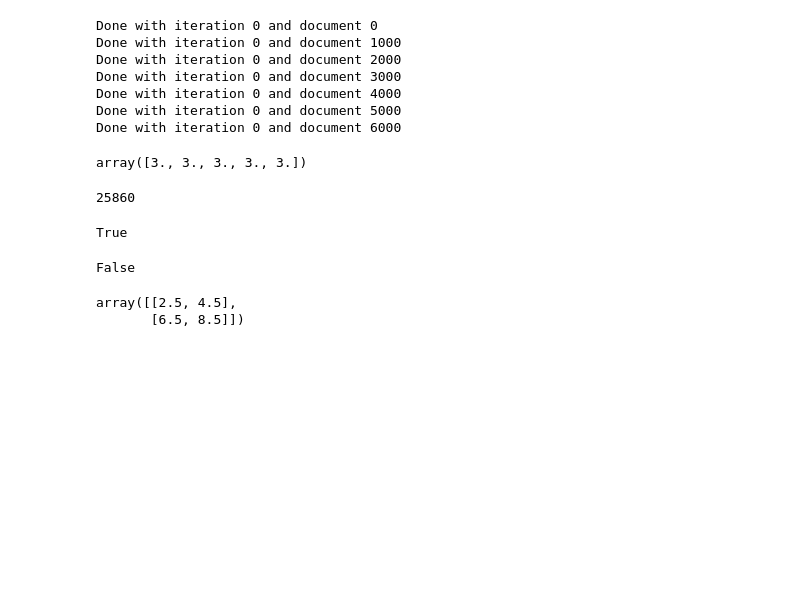
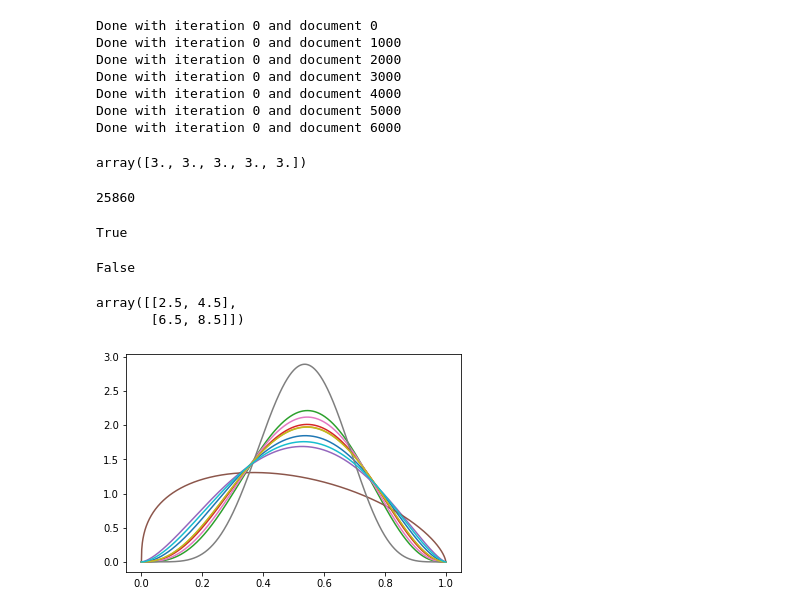
Before and after one commit to asmithh/wikibrit, a Jupyter notebook: topics_over_time.ipynb, the cells around one changed output. Drawn from its saved outputs; the diff is of its cells as text; code cells hidden in the pictures; blank space fills up the shorter version.

```diff
--- a/topics_over_time.ipynb
+++ b/topics_over_time.ipynb
@@ -90,3 +90,19 @@ np.sum([a, b], axis=0)
 # %% [output]
 array([[2.5, 4.5],
        [6.5, 8.5]])
+# %%
+import pickle
+import matplotlib.pyplot as plt
+import math
+p = pickle.load(open('tot_run_wiki/tot_dump_28.pkl', 'rb'))
+psi = p['psi']
+
+xs = np.linspace(0, 1, num=1000)
+fig, ax = plt.subplots()
+
+for i in range(len(psi)):
+    ys = [math.pow(1-x, psi[i][0]-1) * math.pow(x, psi[i][1]-1) / scipy.special.beta(psi[i][0],psi[i][1]) for x in xs]
+    ax.plot(xs, ys, label='Topic ' + str(i+1))
+plt.show()
+# %% [output]
+[figure, added]
```
Also changed, not shown: parts of 1 cell of this notebook, 2 other files.
